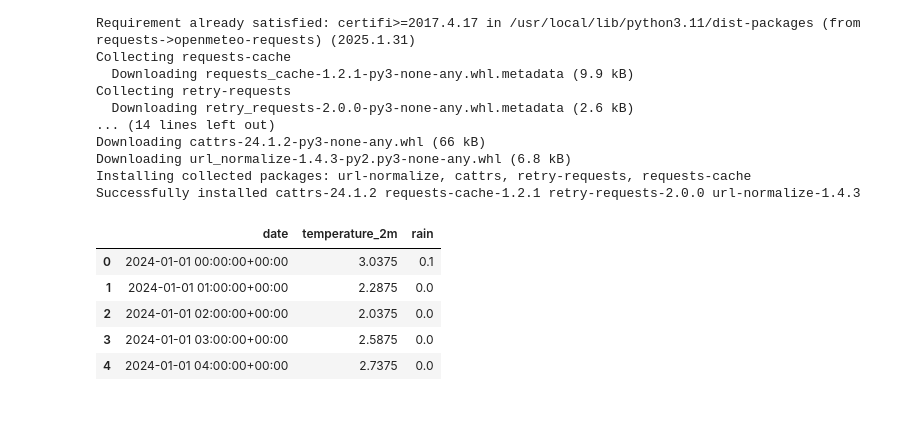
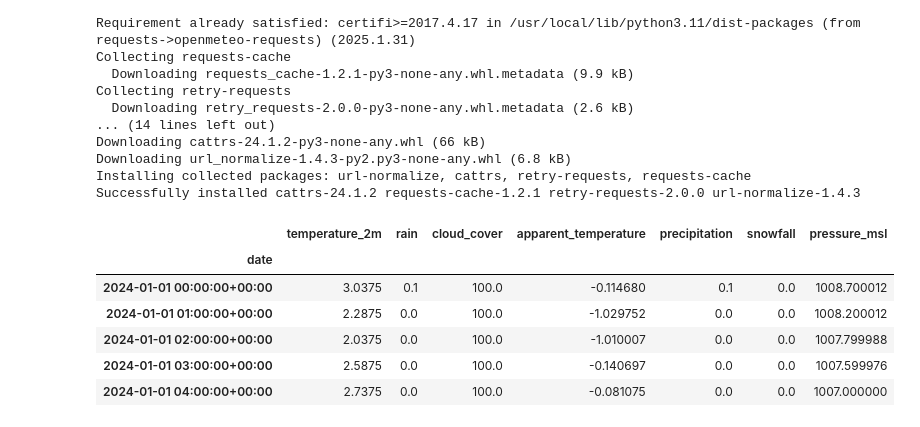
Before and after one commit to s34836/EWD, a Jupyter notebook: lab2.ipynb, the cells around one changed output. Drawn from its saved outputs; the diff is of its cells as text; code cells hidden in the pictures.

```diff
--- a/lab2.ipynb
+++ b/lab2.ipynb
@@ -83,7 +83,7 @@ openmeteo = openmeteo_requests.Client(session = retry_session)
 
 
 # WARSAW 52.237049, 21.017532
-def download_weather_data(start_date='2024-01-01', end_date='2024-12-31', latitude = 52.237049, longitude = 21.017532):
+def download_weather_data(latitude = 52.237049, longitude = 21.017532, start_date='2024-01-01', end_date='2024-12-31'):
     url = "https://archive-api.open-meteo.com/v1/archive"
     params = {
         "latitude": latitude,
@@ -99,36 +99,38 @@ def download_weather_data(start_date='2024-01-01', end_date='2024-12-31', latitu
     hourly = response.Hourly()
     hourly_temperature_2m = hourly.Variables(0).ValuesAsNumpy()
     hourly_rain = hourly.Variables(1).ValuesAsNumpy()
     hourly_cloud_cover = hourly.Variables(2).ValuesAsNumpy()
     hourly_apparent_temperature = hourly.Variables(3).ValuesAsNumpy()
     hourly_precipitation = hourly.Variables(4).ValuesAsNumpy()
     hourly_snowfall = hourly.Variables(5).ValuesAsNumpy()
     hourly_pressure_msl = hourly.Variables(6).ValuesAsNumpy()
 
     hourly_data = {"date": pd.date_range(
       start = pd.to_datetime(hourly.Time(), unit = "s", utc = True),
       end = pd.to_datetime(hourly.TimeEnd(), unit = "s", utc = True),
       freq = pd.Timedelta(seconds = hourly.Interval()),
       inclusive = "left"
     )}
 
     hourly_data["temperature_2m"] = hourly_temperature_2m
     hourly_data["rain"] = hourly_rain
     hourly_data["cloud_cover"] = hourly_cloud_cover
     hourly_data["apparent_temperature"] = hourly_apparent_temperature
     hourly_data["precipitation"] = hourly_precipitation
     hourly_data["snowfall"] = hourly_snowfall
     hourly_data["pressure_msl"] = hourly_pressure_msl
 
     return pd.DataFrame(data = hourly_data)
 
 weather_raw= download_weather_data()
 weather = weather_raw.copy()
+weather.set_index('date', inplace=True)
 weather.head()
 # %% [output]
-|  | date | temperature_2m | rain |
-| 0 | 2024-01-01 00:00:00+00:00 | 3.0375 | 0.1 |
-| 1 | 2024-01-01 01:00:00+00:00 | 2.2875 | 0.0 |
-| 2 | 2024-01-01 02:00:00+00:00 | 2.0375 | 0.0 |
-| 3 | 2024-01-01 03:00:00+00:00 | 2.5875 | 0.0 |
-| 4 | 2024-01-01 04:00:00+00:00 | 2.7375 | 0.0 |
+|  | temperature_2m | rain | cloud_cover | apparent_temperature | precipitation | snowfall | pressure_msl |
+| date |  |  |  |  |  |  |  |
+| 2024-01-01 00:00:00+00:00 | 3.0375 | 0.1 | 100.0 | -0.114680 | 0.1 | 0.0 | 1008.700012 |
+| 2024-01-01 01:00:00+00:00 | 2.2875 | 0.0 | 100.0 | -1.029752 | 0.0 | 0.0 | 1008.200012 |
+| 2024-01-01 02:00:00+00:00 | 2.0375 | 0.0 | 100.0 | -1.010007 | 0.0 | 0.0 | 1007.799988 |
+| 2024-01-01 03:00:00+00:00 | 2.5875 | 0.0 | 100.0 | -0.140697 | 0.0 | 0.0 | 1007.599976 |
+| 2024-01-01 04:00:00+00:00 | 2.7375 | 0.0 | 100.0 | -0.081075 | 0.0 | 0.0 | 1007.000000 |
```
Also changed, not shown: parts of 5 cells of this notebook.
